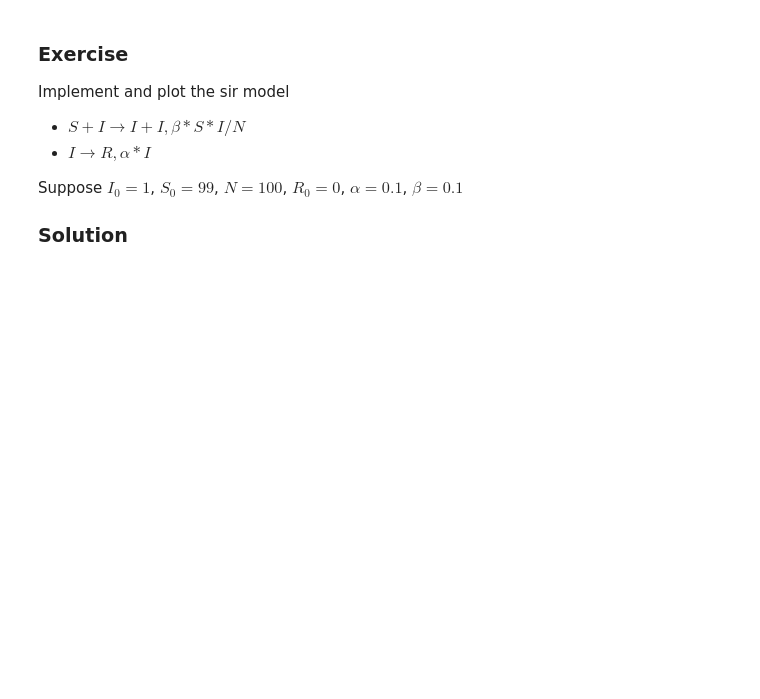
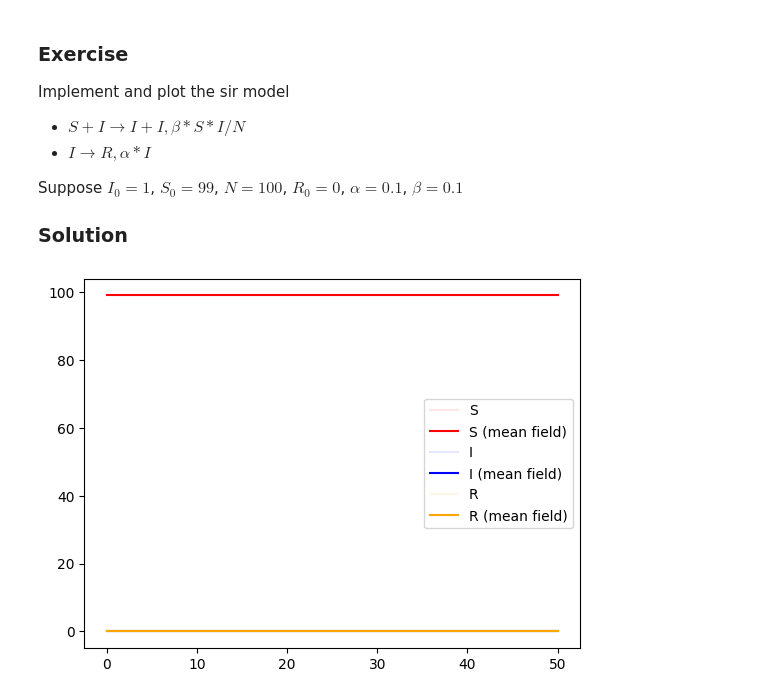
Before and after one commit to guglielmopadula/StochasticModelling2022-2023, a Jupyter notebook: NinthSession.ipynb, the cells around one changed output. Saved outputs shown, nothing was run; the diff lists cells and outputs as text; code cells hidden in the pictures; blank space fills up the shorter version.

```diff
--- a/NinthSession.ipynb
+++ b/NinthSession.ipynb
@@ -116,3 +121,9 @@ Implement and plot the sir model
 Suppose $I_{0}=1$, $S_{0}=99$, $N=100$, $R_{0}=0$, $\alpha=0.1$, $\beta=0.1$
 
 ### Solution
+# %%
+model='S+I -> I+I; beta*I*S/N; I -> R; alpha*I; alpha = 0.1; beta = 0.1; N = 100; S=99; I=0'
+color=["red","blue","orange"]
+a,b=solver_plotter(model,color,num_steps,num_samples,maxtime)
+# %% [output]
+[figure, added]
```
Also changed, not shown: parts of 2 cells of this notebook.
